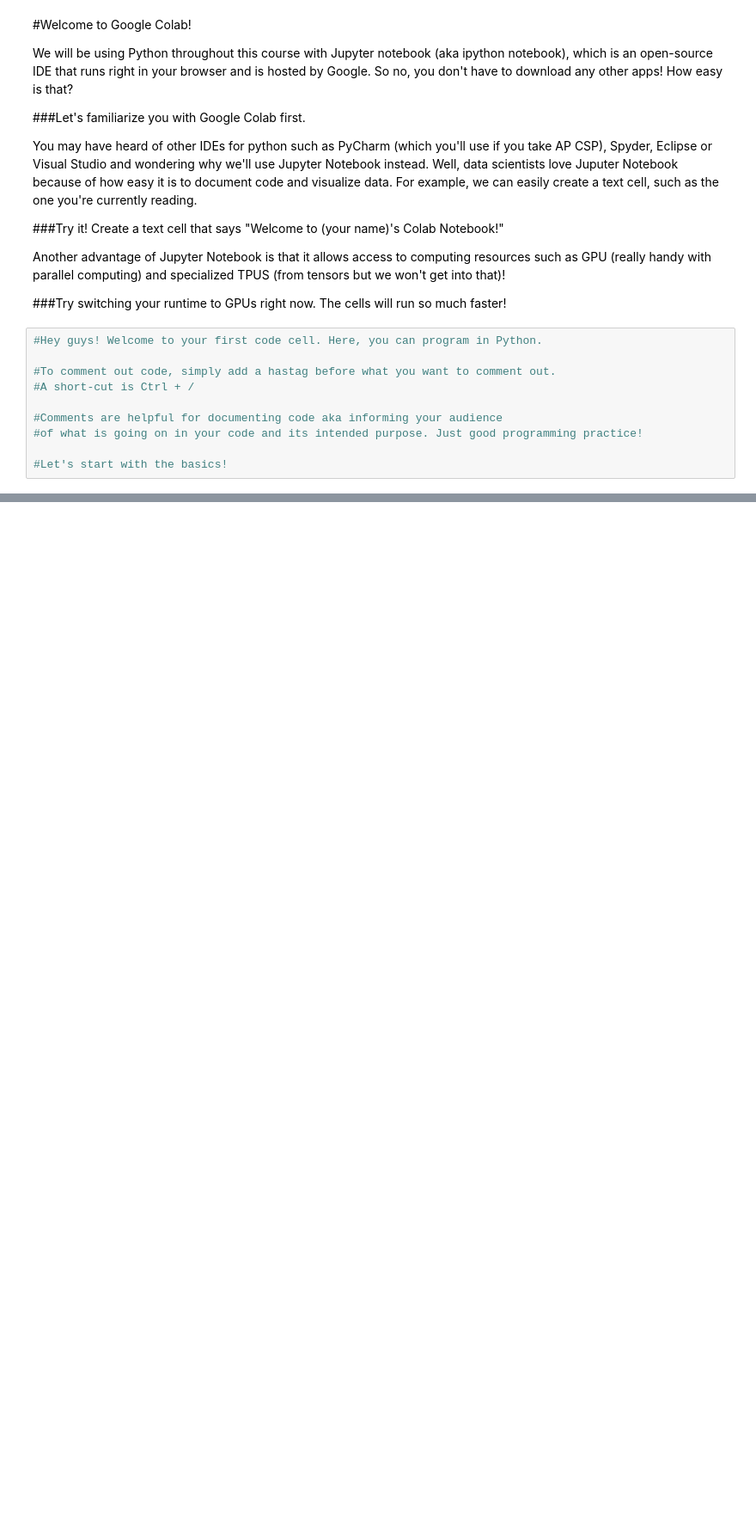
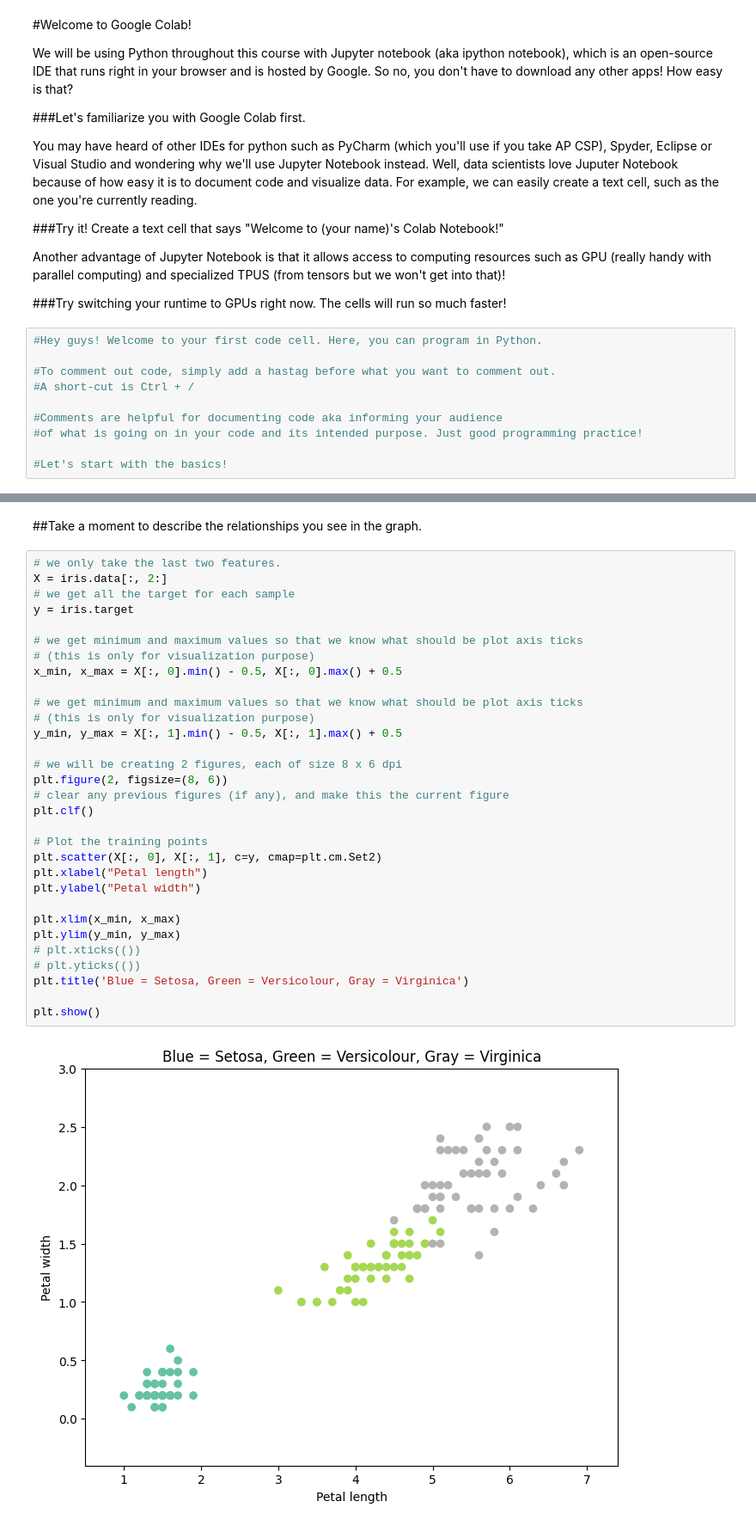
Before and after one commit to ezou6/Day_of_AI, a Jupyter notebook: Resource.ipynb, the cells around one changed output, grey strips where cells are left out. Shown at 86% size. Cells and saved outputs as stored; diff of their text form; blank space fills up the shorter version.

```diff
--- a/Resource.ipynb
+++ b/Resource.ipynb
@@ -89,0 +130,35 @@ y_min, y_max = X[:, 1].min() - 0.5, X[:, 1].max() + 0.5
+# %% [markdown]
+##Take a moment to describe the relationships you see in the graph.
+# %%
+# we only take the last two features.
+X = iris.data[:, 2:]
+# we get all the target for each sample
+y = iris.target
+
+# we get minimum and maximum values so that we know what should be plot axis ticks
+# (this is only for visualization purpose)
+x_min, x_max = X[:, 0].min() - 0.5, X[:, 0].max() + 0.5
+
+# we get minimum and maximum values so that we know what should be plot axis ticks
+# (this is only for visualization purpose)
+y_min, y_max = X[:, 1].min() - 0.5, X[:, 1].max() + 0.5
+
+# we will be creating 2 figures, each of size 8 x 6 dpi
+plt.figure(2, figsize=(8, 6))
+# clear any previous figures (if any), and make this the current figure
+plt.clf()
+
+# Plot the training points
+plt.scatter(X[:, 0], X[:, 1], c=y, cmap=plt.cm.Set2)
+plt.xlabel("Petal length")
+plt.ylabel("Petal width")
+
+plt.xlim(x_min, x_max)
+plt.ylim(y_min, y_max)
+# plt.xticks(())
+# plt.yticks(())
+plt.title('Blue = Setosa, Green = Versicolour, Gray = Virginica')
+
+plt.show()
+# %% [output]
+[figure, added]
```
Also changed, not shown: parts of 24 cells of this notebook.
